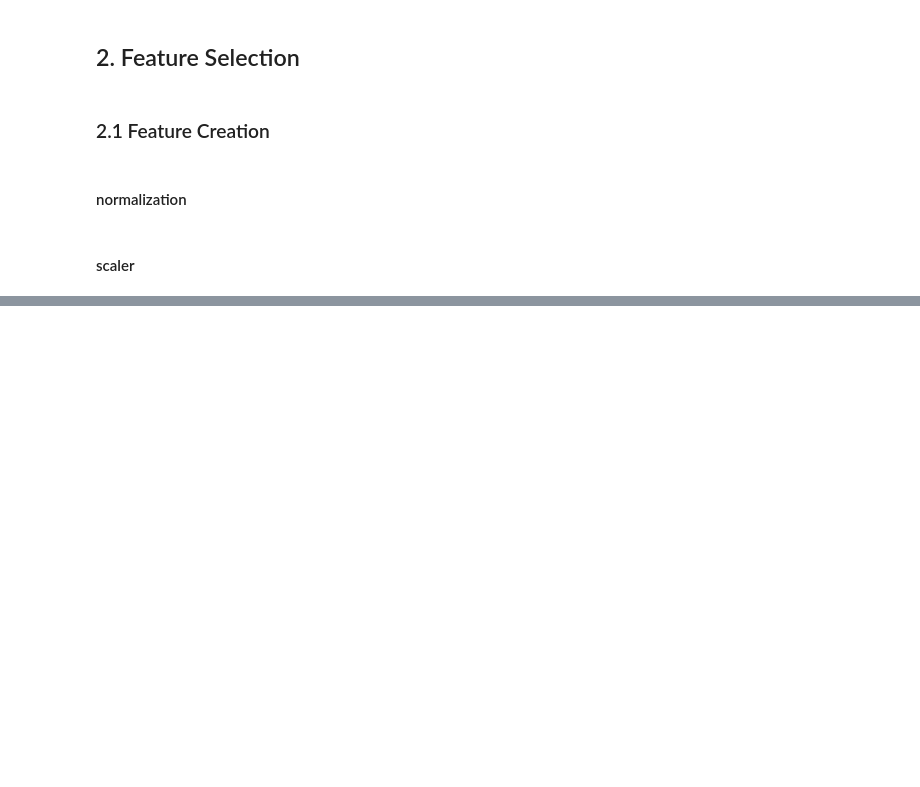
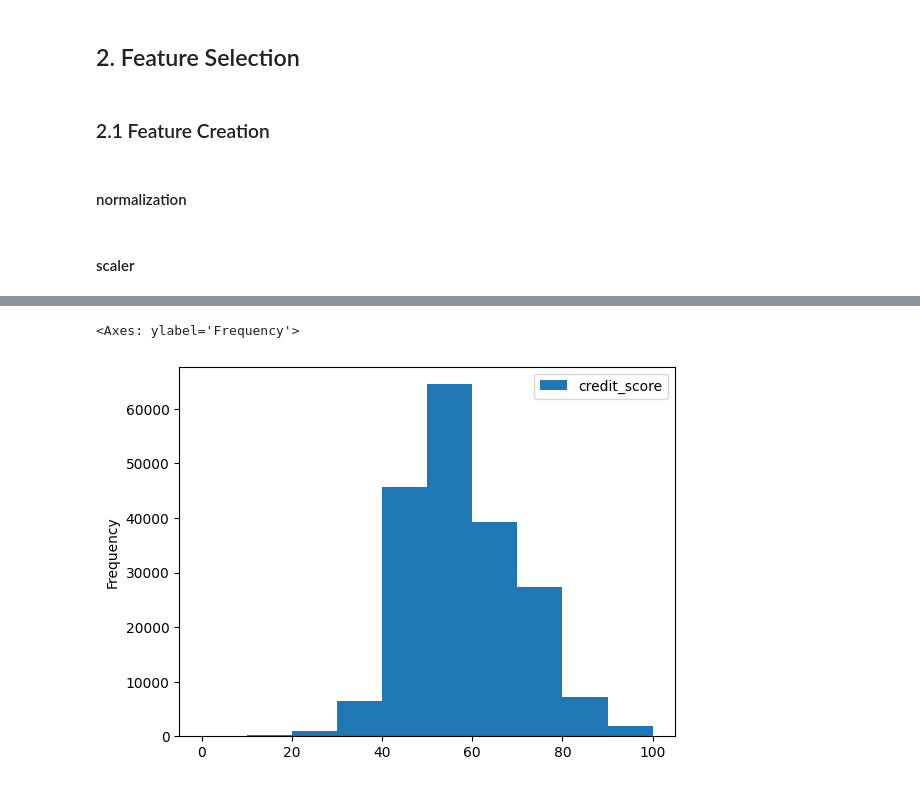
Before and after one commit to Kannapat-Tich/DataScience-Learning, a Jupyter notebook: 02-CreditScore_Customers/07credit-score.ipynb, the cells around one changed output, grey strips where cells are left out. Cells and saved outputs as stored; diff of their text form; code cells hidden in the pictures; blank space fills up the shorter version.

```diff
--- a/02-CreditScore_Customers/07credit-score.ipynb
+++ b/02-CreditScore_Customers/07credit-score.ipynb
@@ -240,0 +221,4 @@ credit[credit.ca==20021292898]
+# %%
+test = credit.drop_duplicates(subset='ca')
+test.drop_duplicates(subset='ca',inplace=True)
+test
@@ -241 +243,6 @@ credit[credit.ca==20021292898]
+# %%
+test.plot.hist(y='credit_score')
+# %% [output]
+<Axes: ylabel='Frequency'>
+[figure, added]
 # %%
```
Also changed, not shown: parts of 15 cells of this notebook.
